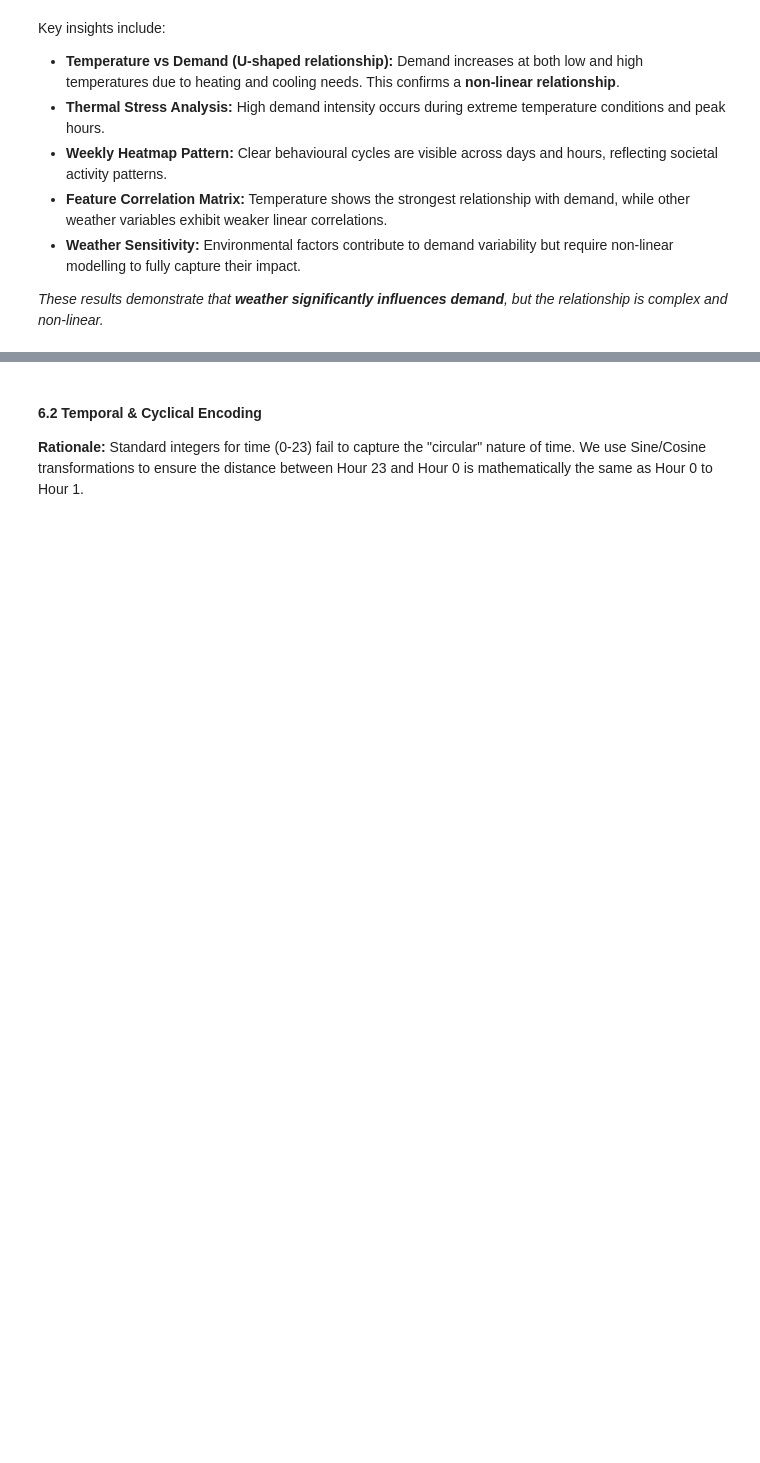
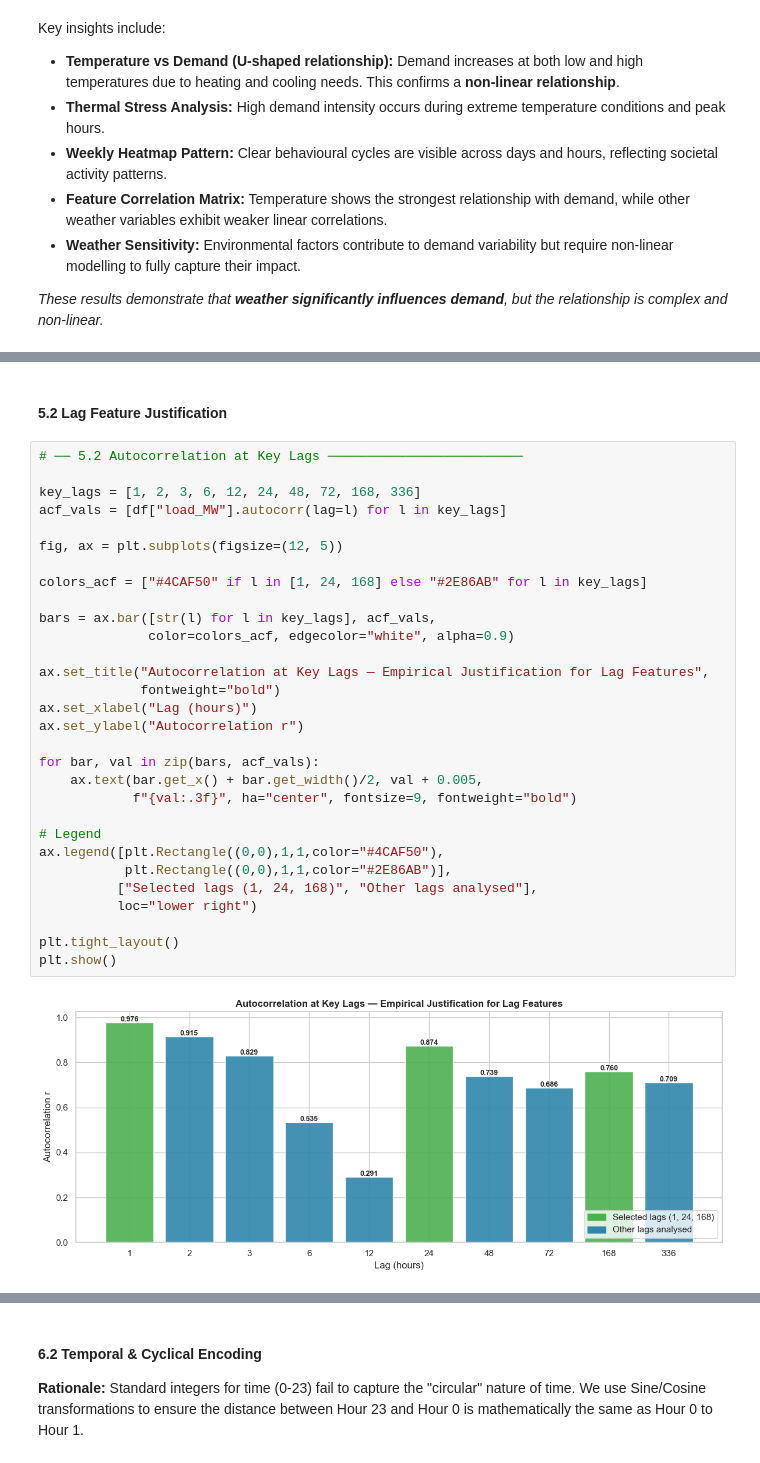
Before and after one commit to tahermamun/AI-Energy-Consumption-Forecasting, a Jupyter notebook: notebook/project_artefact.ipynb, the cells around one changed output, grey strips where cells are left out. Drawn from its saved outputs; the diff is of its cells as text; blank space fills up the shorter version.

```diff
--- a/notebook/project_artefact.ipynb
+++ b/notebook/project_artefact.ipynb
@@ -696,0 +662,34 @@ here will be section 5. .. its need to organize
+# %% [markdown]
+#### **5.2 Lag Feature Justification**
+# %%
+# ── 5.2 Autocorrelation at Key Lags ─────────────────────────
+
+key_lags = [1, 2, 3, 6, 12, 24, 48, 72, 168, 336]
+acf_vals = [df["load_MW"].autocorr(lag=l) for l in key_lags]
+
+fig, ax = plt.subplots(figsize=(12, 5))
+
+colors_acf = ["#4CAF50" if l in [1, 24, 168] else "#2E86AB" for l in key_lags]
+
+bars = ax.bar([str(l) for l in key_lags], acf_vals,
+              color=colors_acf, edgecolor="white", alpha=0.9)
+
+ax.set_title("Autocorrelation at Key Lags — Empirical Justification for Lag Features",
+             fontweight="bold")
+ax.set_xlabel("Lag (hours)")
+ax.set_ylabel("Autocorrelation r")
+
+for bar, val in zip(bars, acf_vals):
+    ax.text(bar.get_x() + bar.get_width()/2, val + 0.005,
+            f"{val:.3f}", ha="center", fontsize=9, fontweight="bold")
+
+# Legend
+ax.legend([plt.Rectangle((0,0),1,1,color="#4CAF50"),
+           plt.Rectangle((0,0),1,1,color="#2E86AB")],
+          ["Selected lags (1, 24, 168)", "Other lags analysed"],
+          loc="lower right")
+
+plt.tight_layout()
+plt.show()
+# %% [output]
+[figure, added]
```
Also changed, not shown: parts of 28 cells of this notebook.
